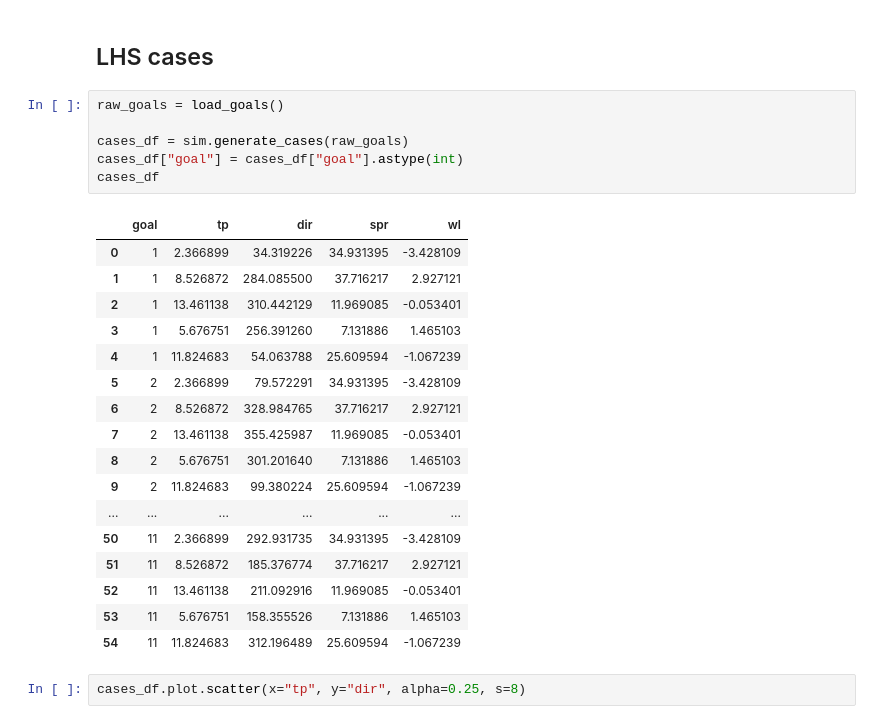
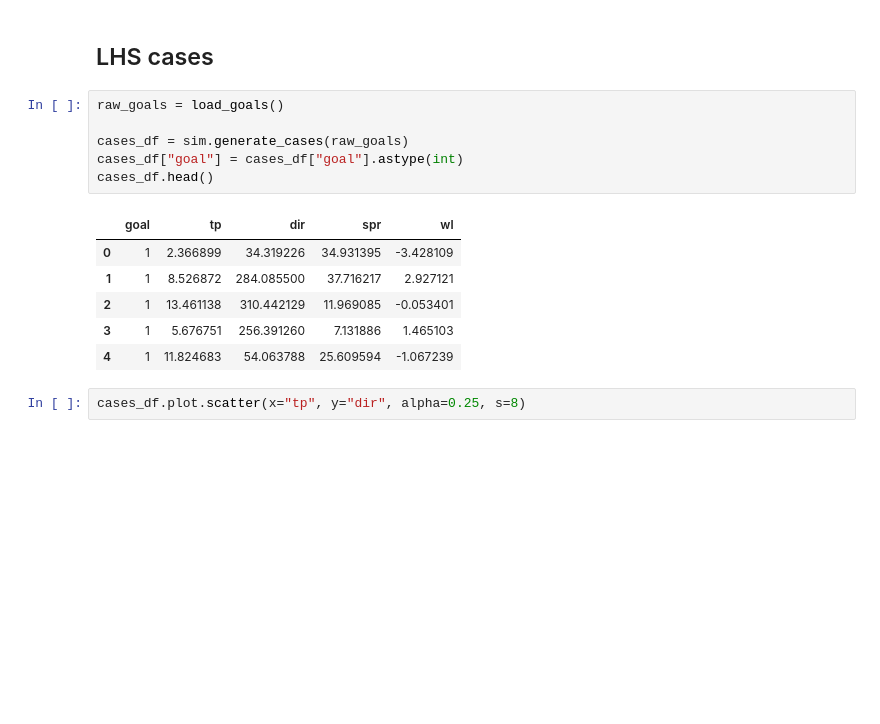
Before and after one commit to GeoOcean/HyGloW, a Jupyter notebook: Samoa/05_Metamodel_Cases_Generation.ipynb, the cells around one changed output. Cells and saved outputs as stored; diff of their text form; blank space fills up the shorter version.

Commit message:
[JTH] add working Samoa example until metamodel cases postprocessing

```diff
--- a/Samoa/05_Metamodel_Cases_Generation.ipynb
+++ b/Samoa/05_Metamodel_Cases_Generation.ipynb
@@ -38,27 +38,16 @@ samples   : 5 per goal
 # %%
 raw_goals = load_goals()
 
 cases_df = sim.generate_cases(raw_goals)
 cases_df["goal"] = cases_df["goal"].astype(int)
-cases_df
+cases_df.head()
 # %% [output]
 |  | goal | tp | dir | spr | wl |
 | 0 | 1 | 2.366899 | 34.319226 | 34.931395 | -3.428109 |
 | 1 | 1 | 8.526872 | 284.085500 | 37.716217 | 2.927121 |
 | 2 | 1 | 13.461138 | 310.442129 | 11.969085 | -0.053401 |
 | 3 | 1 | 5.676751 | 256.391260 | 7.131886 | 1.465103 |
 | 4 | 1 | 11.824683 | 54.063788 | 25.609594 | -1.067239 |
-| 5 | 2 | 2.366899 | 79.572291 | 34.931395 | -3.428109 |
-| 6 | 2 | 8.526872 | 328.984765 | 37.716217 | 2.927121 |
-| 7 | 2 | 13.461138 | 355.425987 | 11.969085 | -0.053401 |
-| 8 | 2 | 5.676751 | 301.201640 | 7.131886 | 1.465103 |
-| 9 | 2 | 11.824683 | 99.380224 | 25.609594 | -1.067239 |
-| ... | ... | ... | ... | ... | ... |
-| 50 | 11 | 2.366899 | 292.931735 | 34.931395 | -3.428109 |
-| 51 | 11 | 8.526872 | 185.376774 | 37.716217 | 2.927121 |
-| 52 | 11 | 13.461138 | 211.092916 | 11.969085 | -0.053401 |
-| 53 | 11 | 5.676751 | 158.355526 | 7.131886 | 1.465103 |
-| 54 | 11 | 11.824683 | 312.196489 | 25.609594 | -1.067239 |
 # %%
 cases_df.plot.scatter(x="tp", y="dir", alpha=0.25, s=8)
 # %% [output]
```
Also changed, not shown: parts of 4 cells of this notebook, 4 other files.
